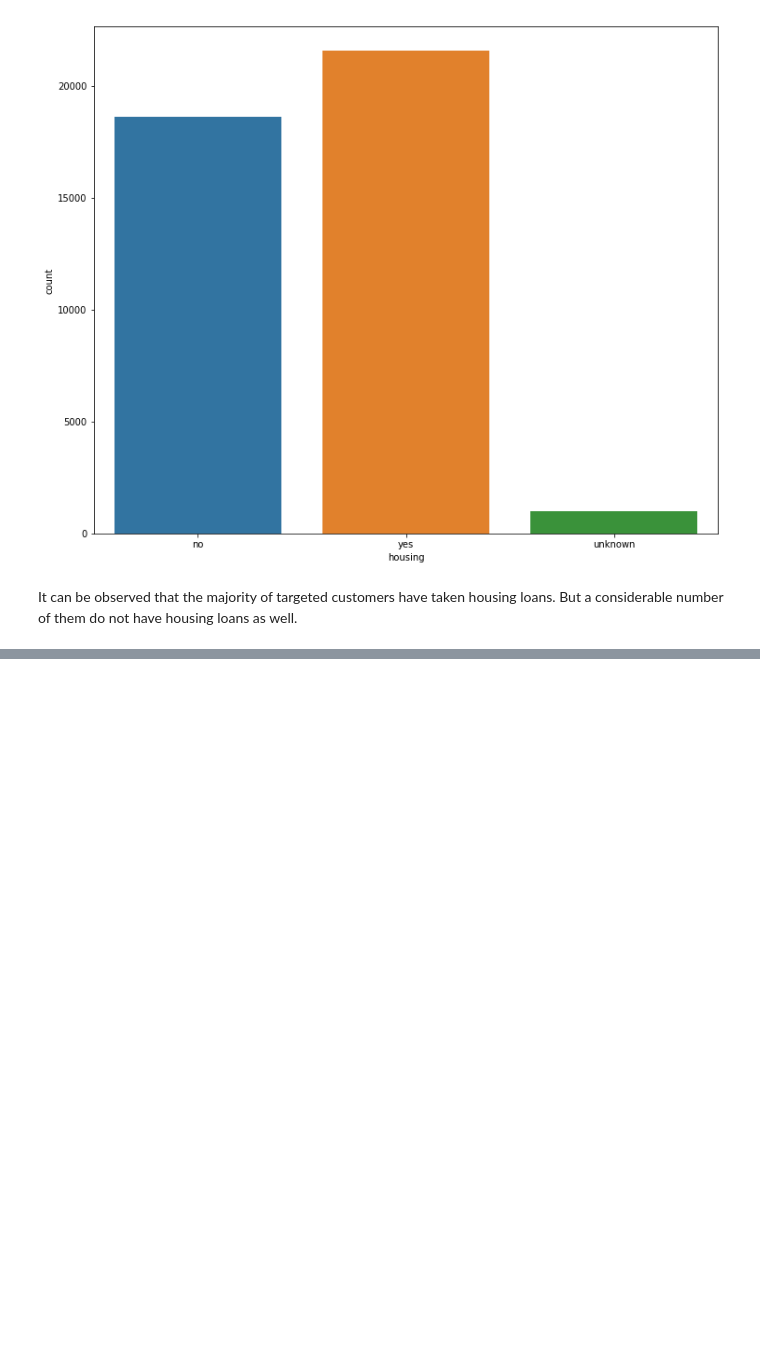
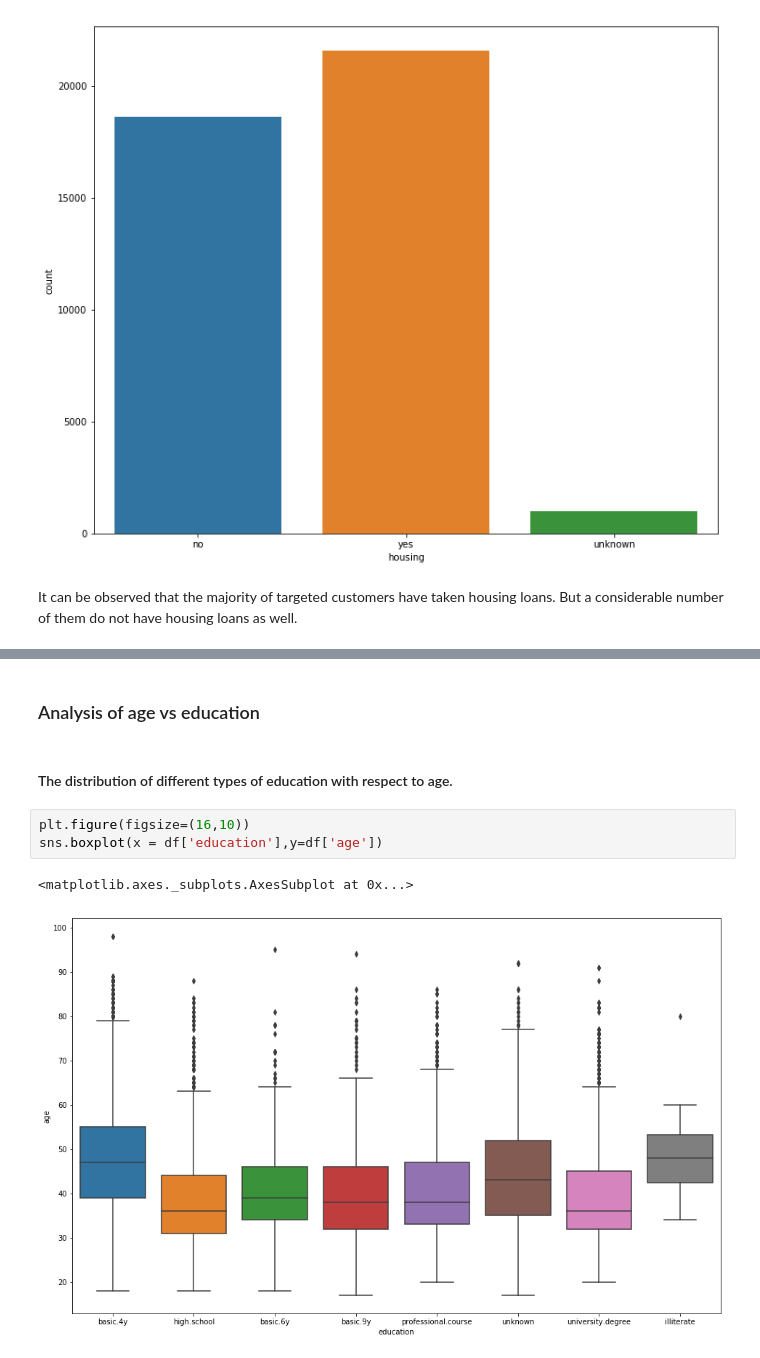
Before and after one commit to Vishal-Mani/Bank-Marketing-Exploratory-Data-Analysis., a Jupyter notebook: Bank_marketing_analysis.ipynb, the cells around one changed output, grey strips where cells are left out. Saved outputs shown, nothing was run; the diff lists cells and outputs as text; blank space fills up the shorter version.

```diff
--- a/Bank_marketing_analysis.ipynb
+++ b/Bank_marketing_analysis.ipynb
@@ -300,0 +313,10 @@ It can be observed that the majority of targeted customers have taken housing lo
+# %% [markdown]
+### Analysis of age vs education
+# %% [markdown]
+#### The distribution of different types of education with respect to age.
+# %%
+plt.figure(figsize=(16,10))
+sns.boxplot(x = df['education'],y=df['age'])
+# %% [output]
+<matplotlib.axes._subplots.AxesSubplot at 0x...>
+[figure, added]
```
Also changed, not shown: parts of 10 cells of this notebook.
